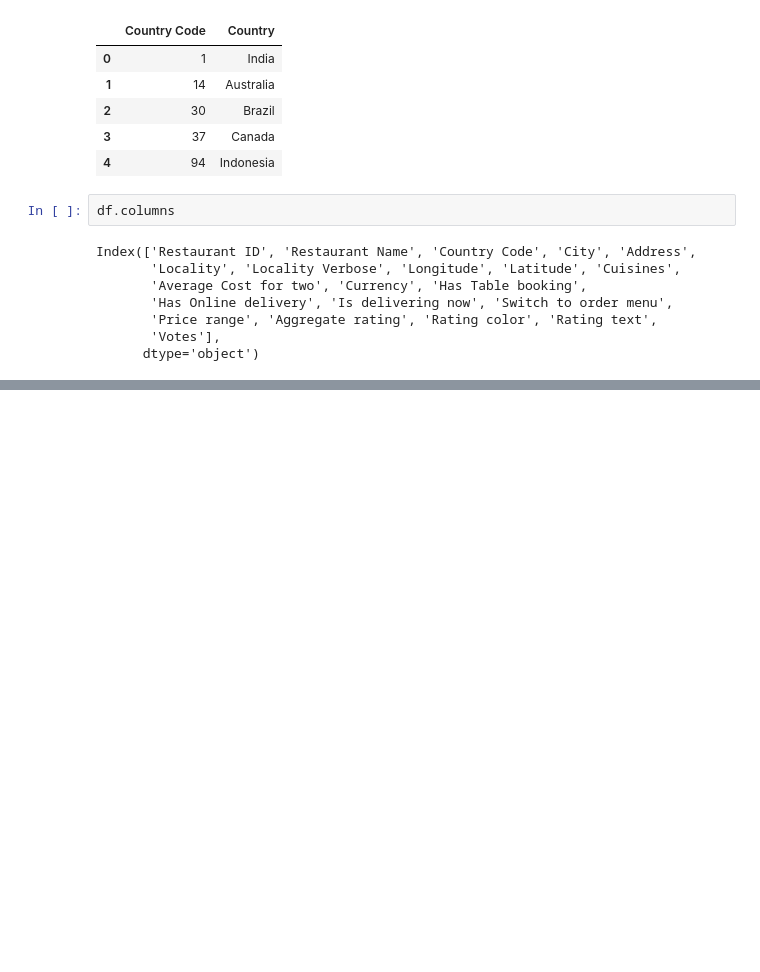
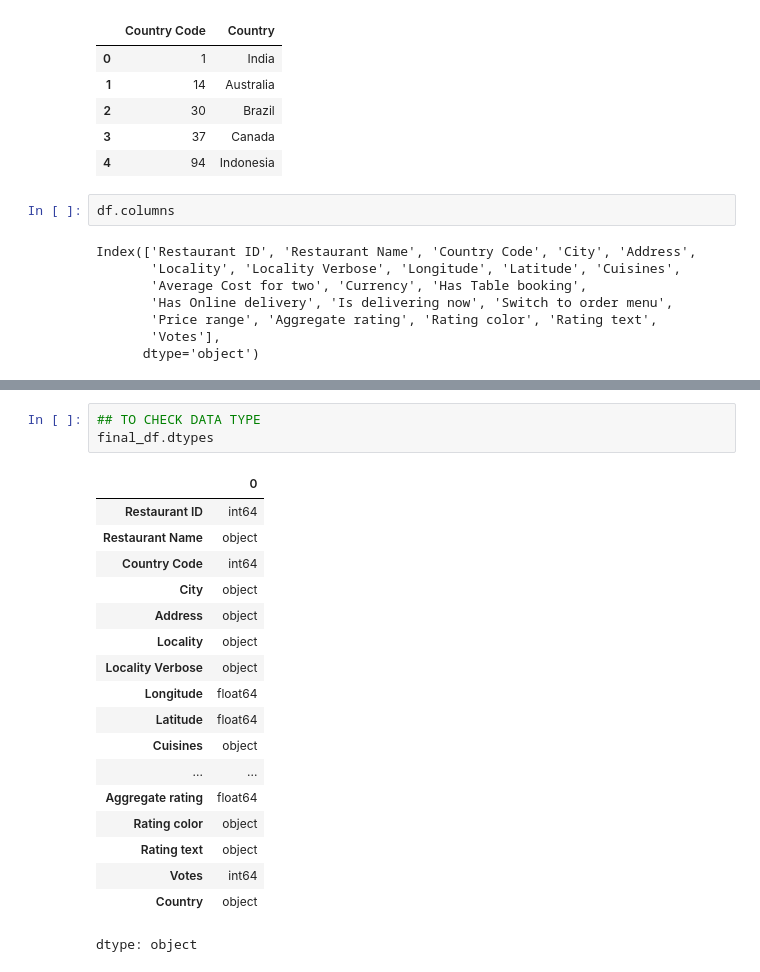
Before and after one commit to Dhananjay0705/ZOMATO-Exploratory-Data-Analysis-, a Jupyter notebook: ZOMATO(EDA).ipynb, the cells around one changed output, grey strips where cells are left out. Drawn from its saved outputs; the diff is of its cells as text; blank space fills up the shorter version.

```diff
--- a/ZOMATO(EDA).ipynb
+++ b/ZOMATO(EDA).ipynb
@@ -140,0 +133,22 @@ pd.merge(df,df_country,on = 'Country Code',how = 'left')
+# %%
+## TO CHECK DATA TYPE
+final_df.dtypes
+# %% [output]
+|  | 0 |
+| Restaurant ID | int64 |
+| Restaurant Name | object |
+| Country Code | int64 |
+| City | object |
+| Address | object |
+| Locality | object |
+| Locality Verbose | object |
+| Longitude | float64 |
+| Latitude | float64 |
+| Cuisines | object |
+| ... | ... |
+| Aggregate rating | float64 |
+| Rating color | object |
+| Rating text | object |
+| Votes | int64 |
+| Country | object |
+dtype: object
```
Also changed, not shown: parts of 6 cells of this notebook.
